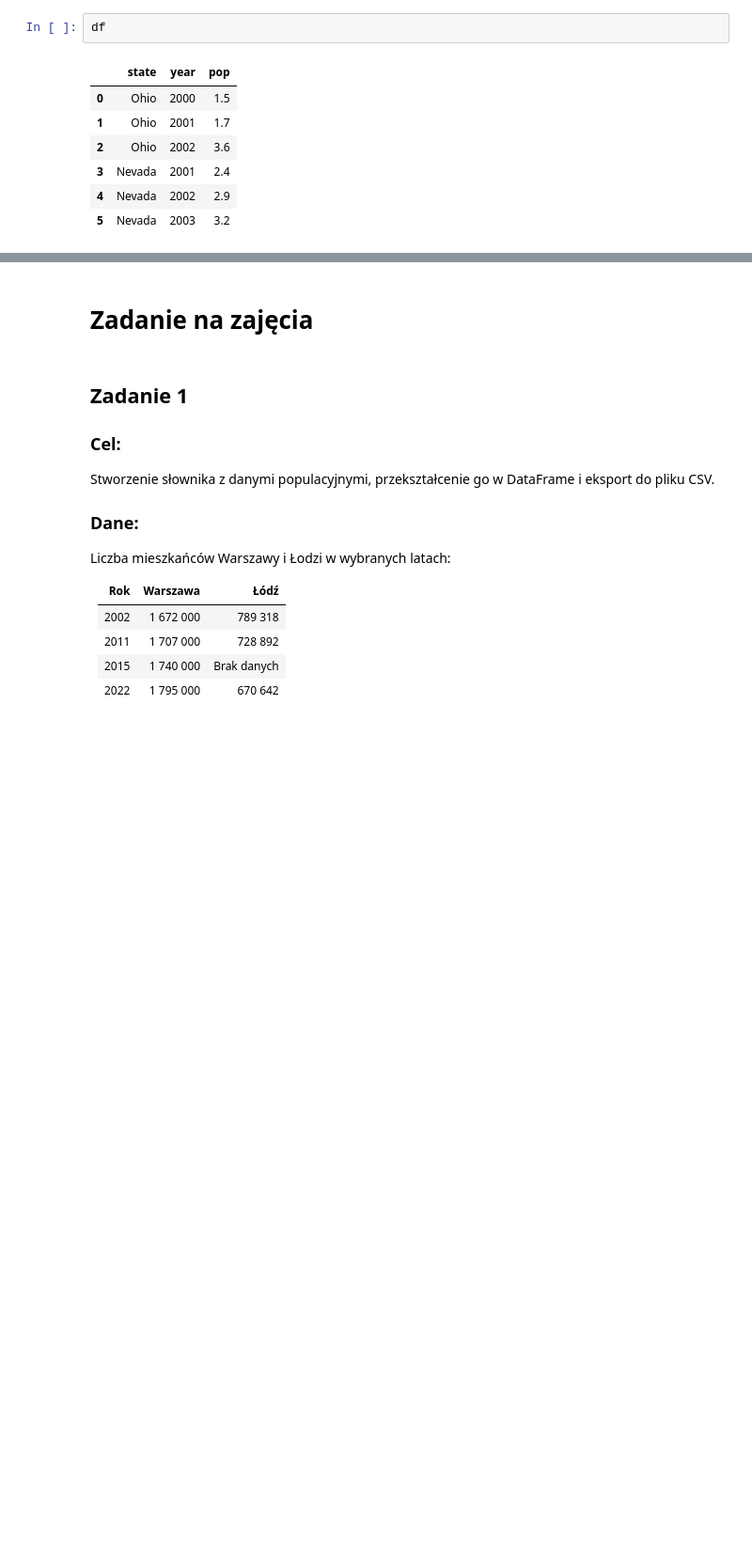
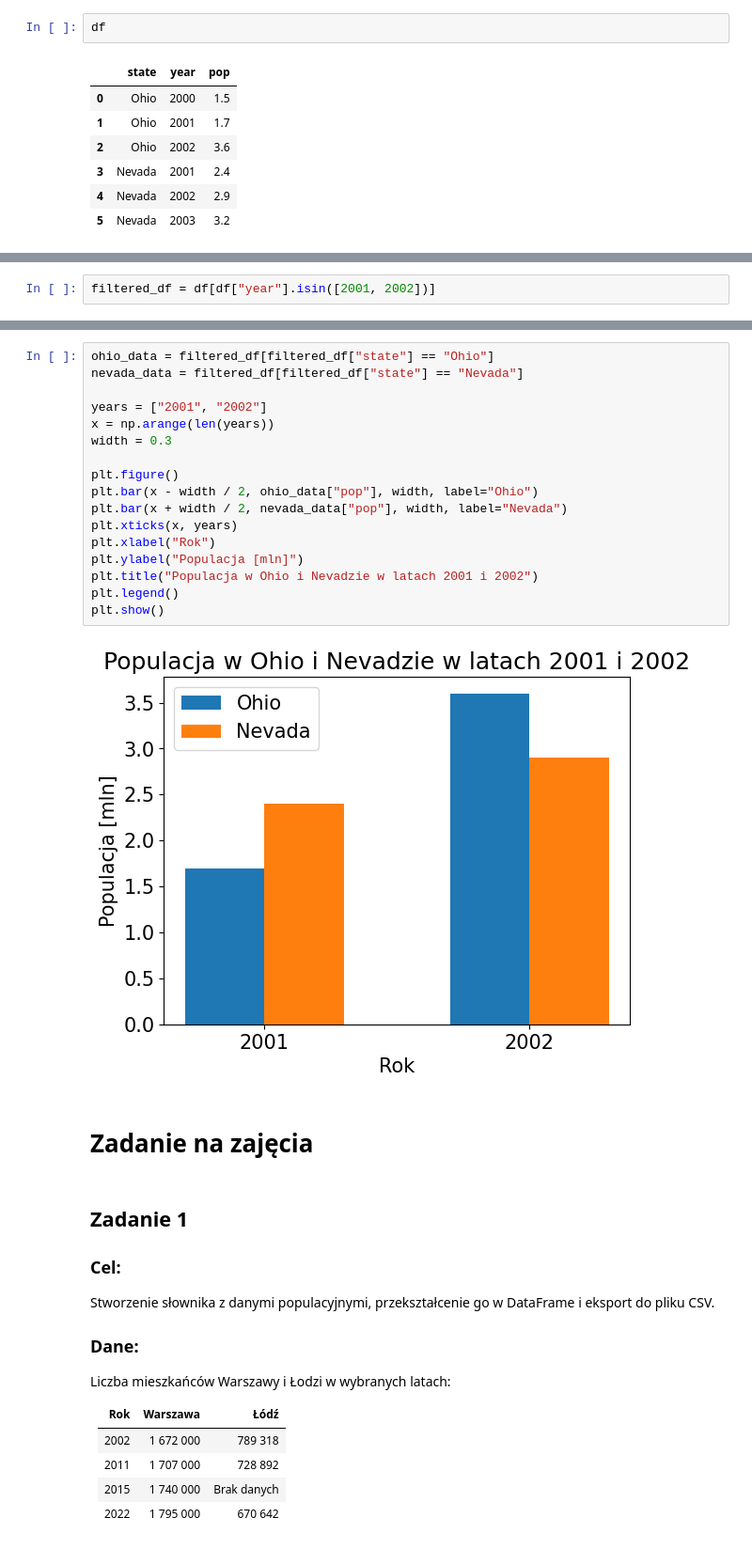
Before and after one commit to HyVeel/eksploracja-danych, a Jupyter notebook: zaj2/zaj2_pandas_wykresy.ipynb, the cells around one changed output, grey strips where cells are left out. Shown at 94% size. Drawn from its saved outputs; the diff is of its cells as text; blank space fills up the shorter version.

```diff
--- a/zaj2/zaj2_pandas_wykresy.ipynb
+++ b/zaj2/zaj2_pandas_wykresy.ipynb
@@ -232,0 +233,2 @@ Dane są przechowywane w pliku `pop_Ohio_Nevada.csv`, który zawiera trzy kolumn
+# %%
+filtered_df = df[df["year"].isin([2001, 2002])]
@@ -233,3 +243,22 @@ Dane są przechowywane w pliku `pop_Ohio_Nevada.csv`, który zawiera trzy kolumn
+# %%
+ohio_data = filtered_df[filtered_df["state"] == "Ohio"]
+nevada_data = filtered_df[filtered_df["state"] == "Nevada"]
+
+years = ["2001", "2002"]
+x = np.arange(len(years))
+width = 0.3
+
+plt.figure()
+plt.bar(x - width / 2, ohio_data["pop"], width, label="Ohio")
+plt.bar(x + width / 2, nevada_data["pop"], width, label="Nevada")
+plt.xticks(x, years)
+plt.xlabel("Rok")
+plt.ylabel("Populacja [mln]")
+plt.title("Populacja w Ohio i Nevadzie w latach 2001 i 2002")
+plt.legend()
+plt.show()
+# %% [output]
+[figure, added]
 # %% [markdown]
 # **Zadanie na zajęcia**
 # %% [markdown]
```
Also changed, not shown: parts of 11 cells of this notebook.
